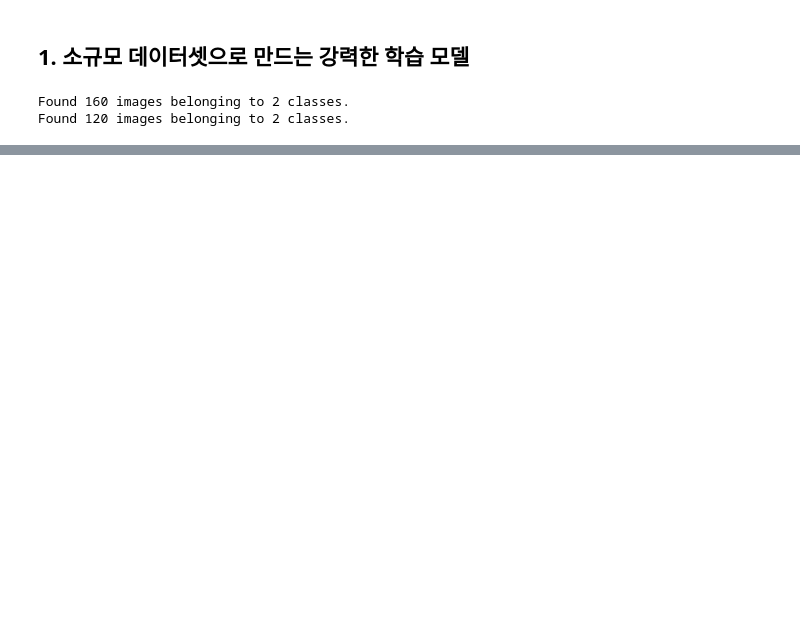
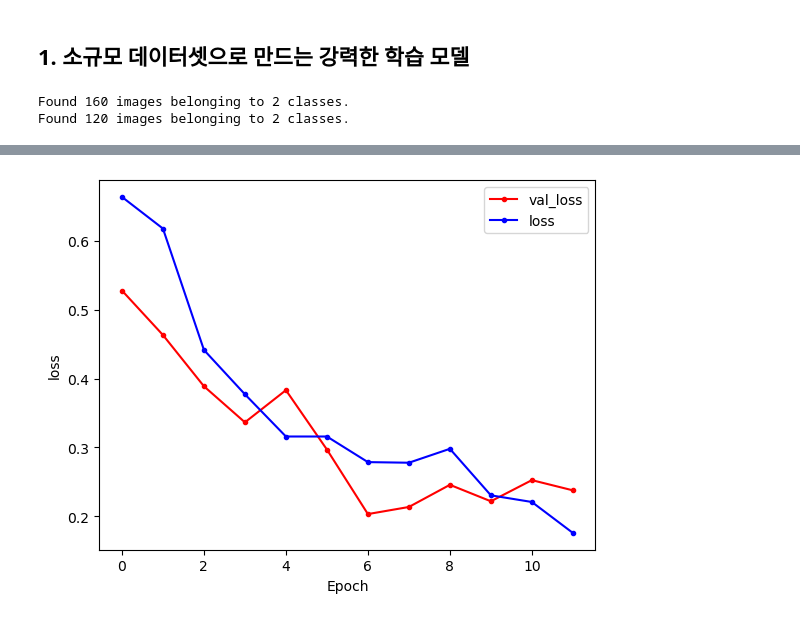
Before and after one commit to Frankensosege/DeepLearnig, a Jupyter notebook: 20230329_전이학습.ipynb, the cells around one changed output, grey strips where cells are left out. Saved outputs shown, nothing was run; the diff lists cells and outputs as text; code cells hidden in the pictures; blank space fills up the shorter version.

```diff
--- a/20230329_전이학습.ipynb
+++ b/20230329_전이학습.ipynb
@@ -97,0 +103,4 @@ plt.show()
+# %%
+transfer_model = VGG16(input_shape=(150, 150, 3), include_top=False)
+transfer_model.trainable = False
+transfer_model.summary()
@@ -97,0 +125,8 @@ plt.show()
+# %%
+model = Sequential()
+model.add(transfer_model)
+model.add(Flatten())
+model.add(Dense(64, activation='relu'))
+model.add(Dropout(0.5))
+model.add(Dense(1, activation='sigmoid'))
+model.summary()
@@ -97,0 +153,4 @@ plt.show()
+# %%
+model.compile(loss='binary_crossentropy', optimizer=optimizers.Adam(learning_rate=0.0002), metrics=['accuracy'])
+earl_stop = EarlyStopping(patience=5)
+history = model.fit(train_generator, epochs=200, validation_data=test_generator, validation_steps=10, callbacks=[earl_stop])
@@ -97,0 +175,13 @@ plt.show()
+# %%
+y_vloss = history.history['val_loss']
+y_loss = history.history['loss']
+x_num = np.arange(len(y_vloss))
+
+plt.plot(x_num, y_vloss, marker='.', c='red', label='val_loss')
+plt.plot(x_num, y_loss, marker='.', c='blue', label='loss')
+plt.xlabel('Epoch')
+plt.ylabel('loss')
+plt.legend(loc='best')
+plt.show()
+# %% [output]
+[figure, added]
```
Also changed, not shown: parts of 9 cells of this notebook, 1 other file.
